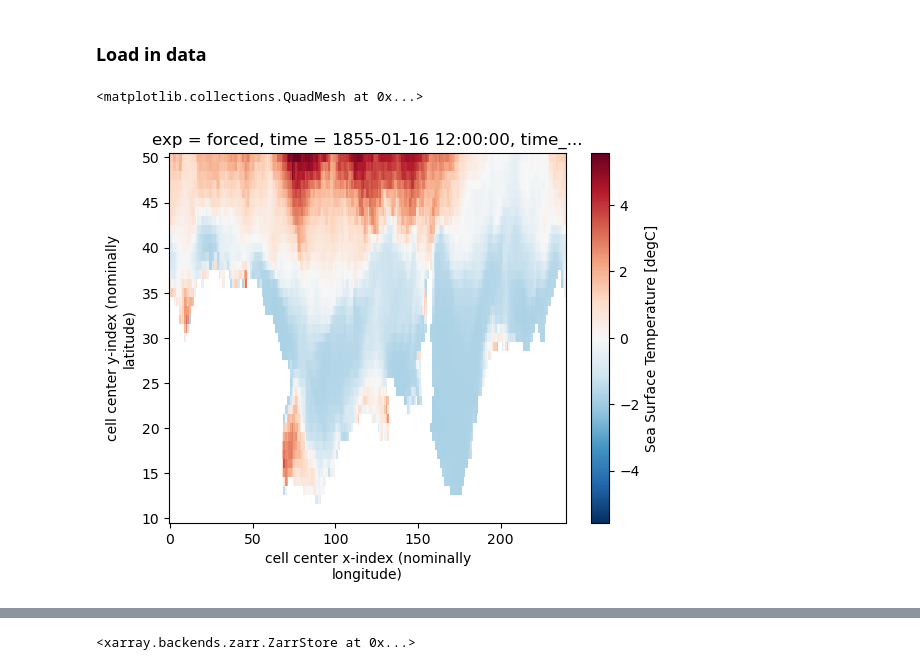
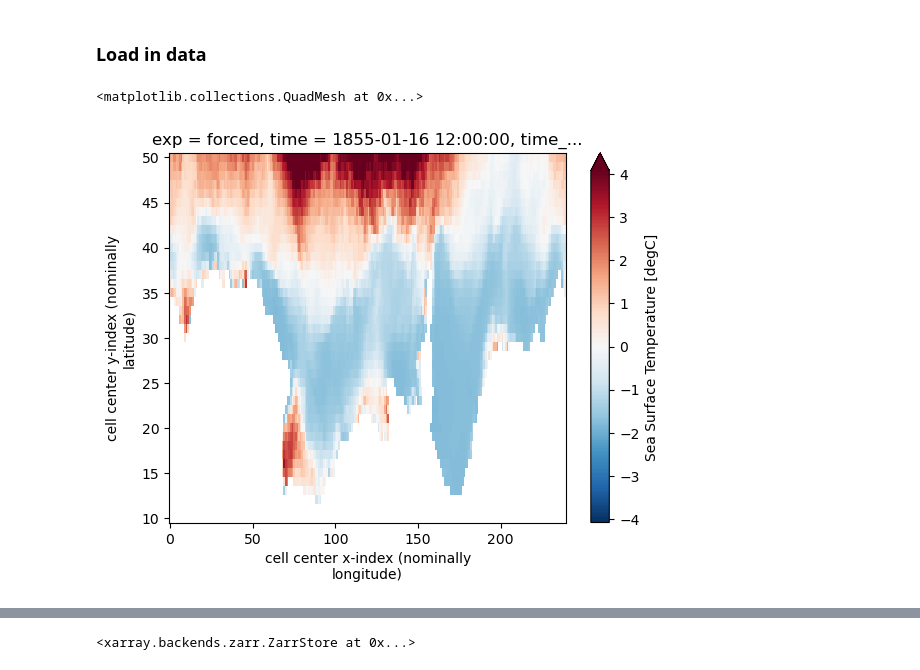
Before and after one commit to anthony-meza/CM4XAbyssalSWMT, a Jupyter notebook: notebooks/1.processing_SurfaceProperties_SouthernOcean.ipynb, the cells around one changed output, grey strips where cells are left out. Cells and saved outputs as stored; diff of their text form; code cells hidden in the pictures.

```diff
--- a/notebooks/1.processing_SurfaceProperties_SouthernOcean.ipynb
+++ b/notebooks/1.processing_SurfaceProperties_SouthernOcean.ipynb
@@ -77,23 +94,23 @@ Workers
 # %%
 from tqdm import tqdm
 
-datadir = lambda x="" : "/vortexfs1/home/anthony.meza/scratch/CM4XAbyssalSWMT/data/model/budgets_sigma2_1p5/" + x
+datadir = lambda x="" : "/vortexfs1/home/anthony.meza/scratch/CM4XAbyssalSWMT/data/model/budget_sigma2_v1.2.0/" + x
 datafiles = glob.glob(datadir("CM4Xp125*"))[20:]
 datafiles = sorted(datafiles)
 datafiles
 
 ds = xr.open_mfdataset(
         datafiles[1],
         data_vars="minimal",
         coords="minimal",
         compat="override",
         parallel=True,
         engine="zarr")
 
-ds.sel(yh = slice(10, 50)).tos.isel(time = 0, exp = 0).plot()
+ds.sel(yh = slice(10, 50)).tos.isel(time = 0, exp = 0).plot(robust = True)
 # %% [output]
 <matplotlib.collections.QuadMesh at 0x...>
-[figure, old version]
+[figure, new version]
 # %%
 from tqdm import tqdm
 
```
Also changed, not shown: parts of 5 cells of this notebook, 17 other files.
